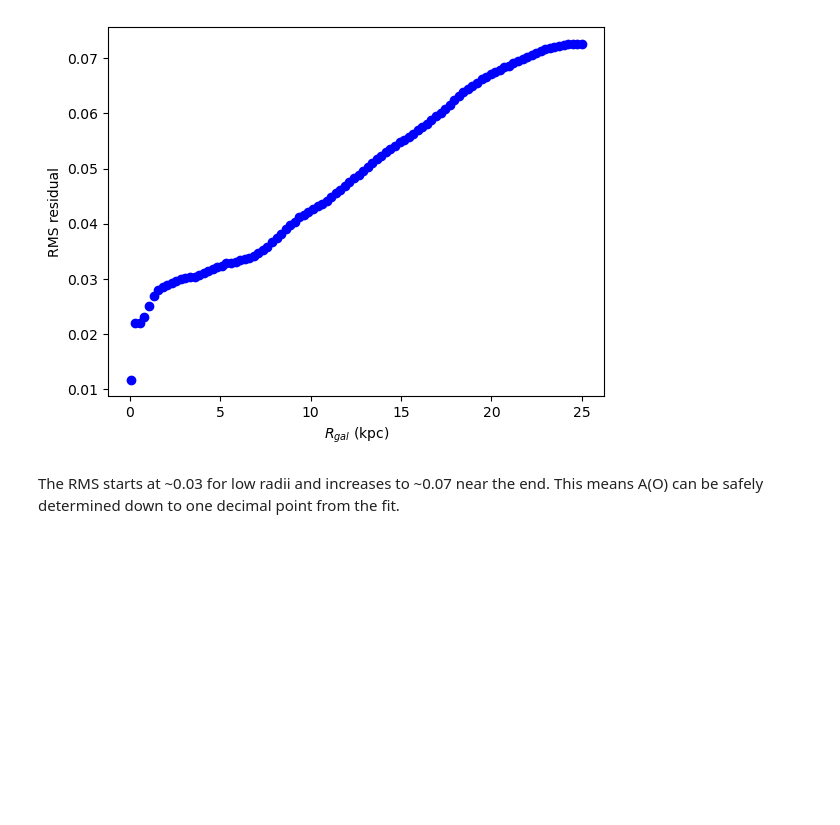
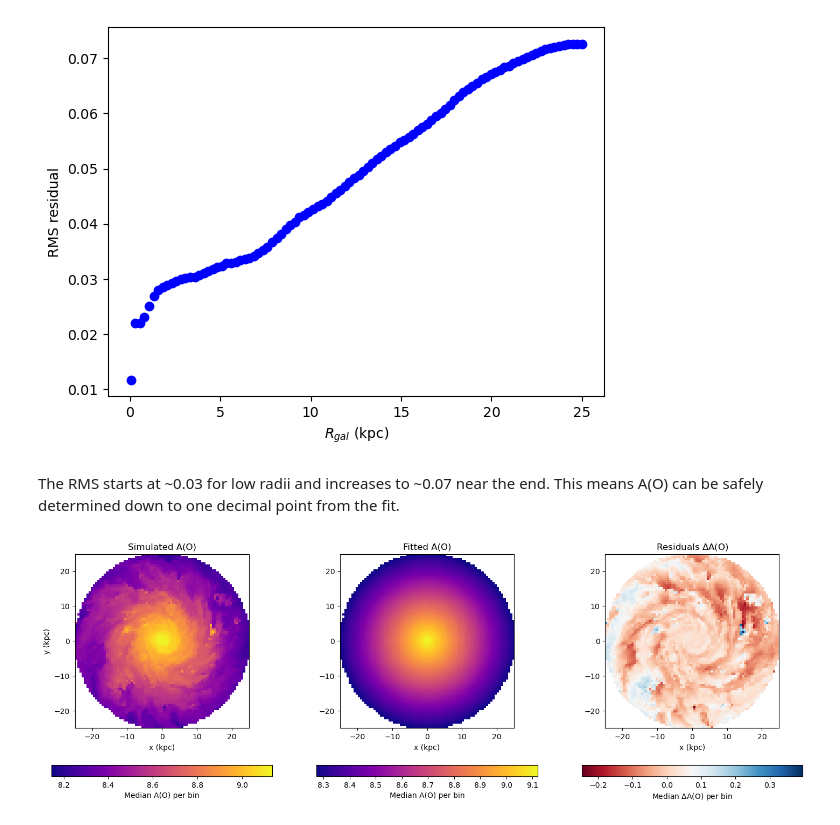
Before and after one commit to Taaseen-Islam-u7121940/astr4004_assignment_3, a Jupyter notebook: question_3.ipynb, the cells around one changed output. Cells and saved outputs as stored; diff of their text form; code cells hidden in the pictures; blank space fills up the shorter version.

Commit message:
Q3: Added xy-plane plots

```diff
--- a/question_3.ipynb
+++ b/question_3.ipynb
@@ -72,3 +75,60 @@ plt.show()
 [figure]
 # %% [markdown]
 The RMS starts at ~0.03 for low radii and increases to ~0.07 near the end. This means A(O) can be safely determined down to one decimal point from the fit.
+# %%
+num_bins = 79
+
+fig,axs = plt.subplots(1, 3, figsize = (18,6))
+ax1 = axs[0]
+ax2 = axs[1]
+ax3 = axs[2]
+
+# Compute the median A(O) per 2d bin
+sim_grid, x_edge, y_edge, nbin = binned_statistic_2d(
+    data["x"], data["y"], data["A_O"], statistic='median', bins=num_bins
+)
+
+img1 = ax1.imshow(sim_grid.T, #Transpose here, since imshow swaps axes
+           extent=[x_edge[0], x_edge[-1], y_edge[0], y_edge[-1]],
+           cmap = "plasma")
+
+fig.colorbar(img1, ax=ax1, location="bottom", label="Median A(O) per bin")
+ax1.set_title("Simulated A(O)")
+ax1.set_xlabel("x (kpc)")
+ax1.set_ylabel("y (kpc)")
+
+
+##### Fitted A(O) ####
+fit_grid, x_edge, y_edge, nbin = binned_statistic_2d(
+    data["x"], data["y"], AO_fit, statistic='median', bins=num_bins
+)
+
+img2 = ax2.imshow(fit_grid.T, #Transpose here, since imshow swaps axes
+           extent=[x_edge[0], x_edge[-1], y_edge[0], y_edge[-1]],
+           cmap = "plasma")
+
+fig.colorbar(img2, ax=ax2, location="bottom", label="Median A(O) per bin")
+
+
+ax2.set_title("Fitted A(O)")
+ax2.set_xlabel("x (kpc)")
+
+##### Residuals #####
+res_grid, x_edge, y_edge, nbin = binned_statistic_2d(
+    data["x"], data["y"], residual, statistic='median', bins=num_bins
+)
+
+img3 = ax3.imshow(res_grid.T, #Transpose here, since imshow swaps axes
+           extent=[x_edge[0], x_edge[-1], y_edge[0], y_edge[-1]],
+           cmap = "RdBu")
+
+fig.colorbar(img3, ax=ax3, location="bottom", label="Median $\Delta$A(O) per bin")
+
+
+ax3.set_title("Residuals $\Delta$A(O)")
+ax3.set_xlabel("x (kpc)")
+
+plt.savefig("figures/AO_xy.png", dpi=200, bbox_inches="tight")
+plt.show()
+# %% [output]
+[figure, added]
```
Also changed, not shown: parts of 3 cells of this notebook, 1 other file.
